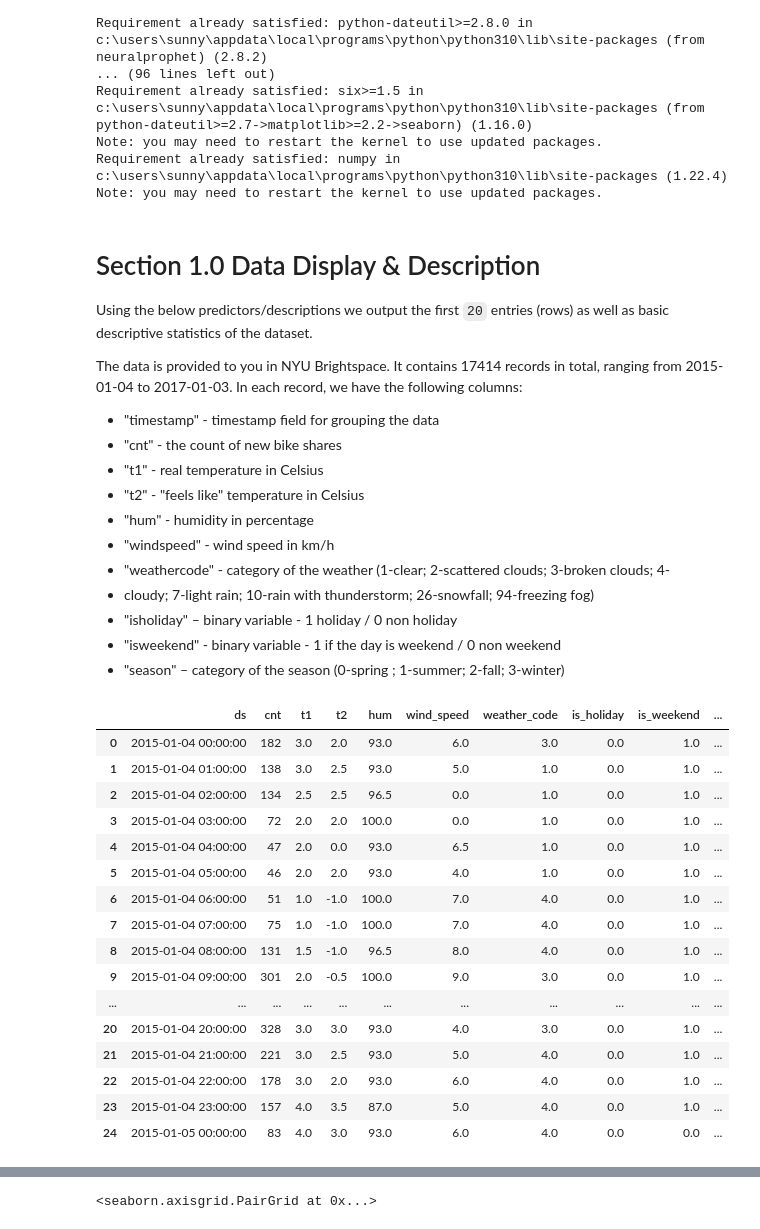
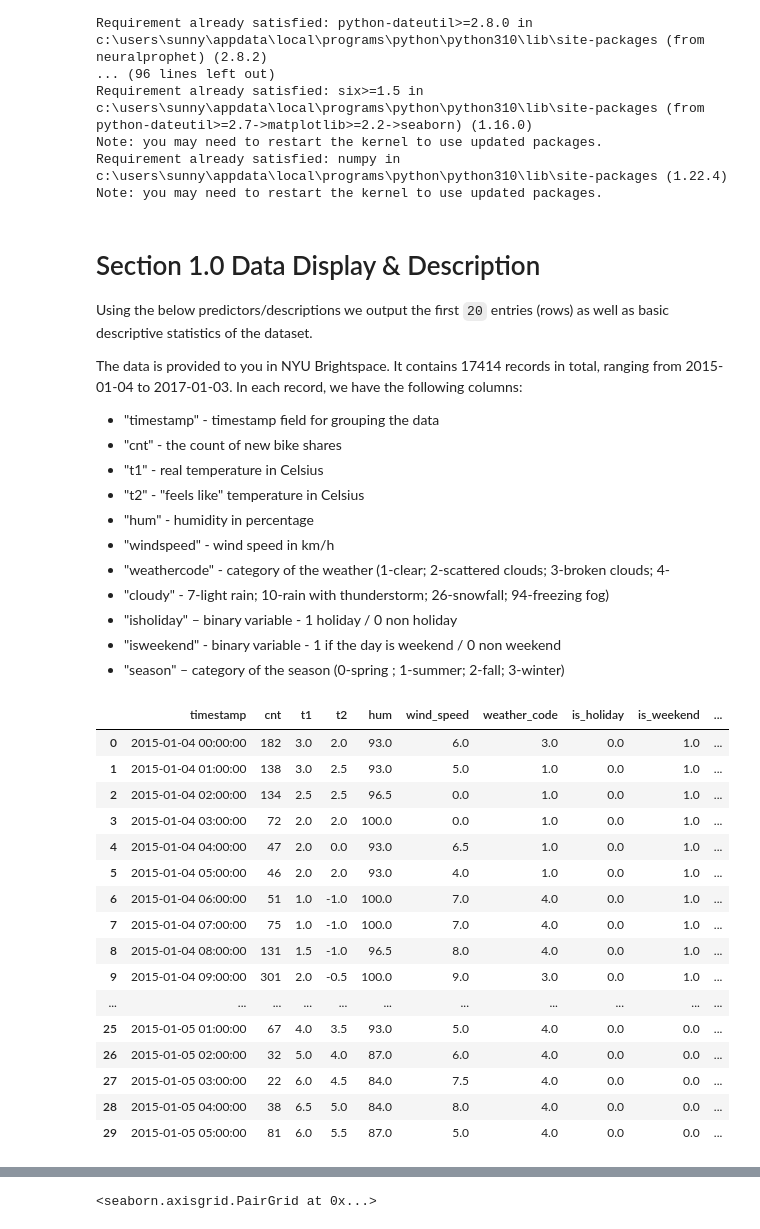
Before and after one commit to sunnydigital/DS4B_Su22, a Jupyter notebook: Final Project/5.30.22 Final Project .ipynb, the cells around one changed output, grey strips where cells are left out. Cells and saved outputs as stored; diff of their text form; code cells hidden in the pictures.

```diff
--- a/Final Project/5.30.22 Final Project .ipynb
+++ b/Final Project/5.30.22 Final Project .ipynb
@@ -76,17 +79,16 @@ ranging from 2015-01-04 to 2017-01-03. In each record, we have the following col
 * "hum" - humidity in percentage
 * "windspeed" - wind speed in km/h
 * "weathercode" - category of the weather (1-clear; 2-scattered clouds; 3-broken clouds; 4-
-* cloudy; 7-light rain; 10-rain with thunderstorm; 26-snowfall; 94-freezing fog)
+* "cloudy" - 7-light rain; 10-rain with thunderstorm; 26-snowfall; 94-freezing fog)
 * "isholiday" – binary variable - 1 holiday / 0 non holiday
 * "isweekend" - binary variable - 1 if the day is weekend / 0 non weekend
 * "season" – category of the season (0-spring ; 1-summer; 2-fall; 3-winter)
 # %%
 df = pd.read_csv('bike_sharing_dataset.csv')
-df.rename(columns={'timestamp': 'ds'}, inplace=True)
 # %%
-df.head(25)
+df.head(30)
 # %% [output]
-|  | ds | cnt | t1 | t2 | hum | wind_speed | weather_code | is_holiday | is_weekend | ... |
+|  | timestamp | cnt | t1 | t2 | hum | wind_speed | weather_code | is_holiday | is_weekend | ... |
 | 0 | 2015-01-04 00:00:00 | 182 | 3.0 | 2.0 | 93.0 | 6.0 | 3.0 | 0.0 | 1.0 | ... |
 | 1 | 2015-01-04 01:00:00 | 138 | 3.0 | 2.5 | 93.0 | 5.0 | 1.0 | 0.0 | 1.0 | ... |
 | 2 | 2015-01-04 02:00:00 | 134 | 2.5 | 2.5 | 96.5 | 0.0 | 1.0 | 0.0 | 1.0 | ... |
@@ -98,11 +100,11 @@ df.head(25)
 | 8 | 2015-01-04 08:00:00 | 131 | 1.5 | -1.0 | 96.5 | 8.0 | 4.0 | 0.0 | 1.0 | ... |
 | 9 | 2015-01-04 09:00:00 | 301 | 2.0 | -0.5 | 100.0 | 9.0 | 3.0 | 0.0 | 1.0 | ... |
 | ... | ... | ... | ... | ... | ... | ... | ... | ... | ... | ... |
-| 20 | 2015-01-04 20:00:00 | 328 | 3.0 | 3.0 | 93.0 | 4.0 | 3.0 | 0.0 | 1.0 | ... |
-| 21 | 2015-01-04 21:00:00 | 221 | 3.0 | 2.5 | 93.0 | 5.0 | 4.0 | 0.0 | 1.0 | ... |
-| 22 | 2015-01-04 22:00:00 | 178 | 3.0 | 2.0 | 93.0 | 6.0 | 4.0 | 0.0 | 1.0 | ... |
-| 23 | 2015-01-04 23:00:00 | 157 | 4.0 | 3.5 | 87.0 | 5.0 | 4.0 | 0.0 | 1.0 | ... |
-| 24 | 2015-01-05 00:00:00 | 83 | 4.0 | 3.0 | 93.0 | 6.0 | 4.0 | 0.0 | 0.0 | ... |
+| 25 | 2015-01-05 01:00:00 | 67 | 4.0 | 3.5 | 93.0 | 5.0 | 4.0 | 0.0 | 0.0 | ... |
+| 26 | 2015-01-05 02:00:00 | 32 | 5.0 | 4.0 | 87.0 | 6.0 | 4.0 | 0.0 | 0.0 | ... |
+| 27 | 2015-01-05 03:00:00 | 22 | 6.0 | 4.5 | 84.0 | 7.5 | 4.0 | 0.0 | 0.0 | ... |
+| 28 | 2015-01-05 04:00:00 | 38 | 6.5 | 5.0 | 84.0 | 8.0 | 4.0 | 0.0 | 0.0 | ... |
+| 29 | 2015-01-05 05:00:00 | 81 | 6.0 | 5.5 | 87.0 | 5.0 | 4.0 | 0.0 | 0.0 | ... |
 # %%
 df.describe(include='all')
 # %% [output]
```
Also changed, not shown: parts of 27 cells of this notebook.
